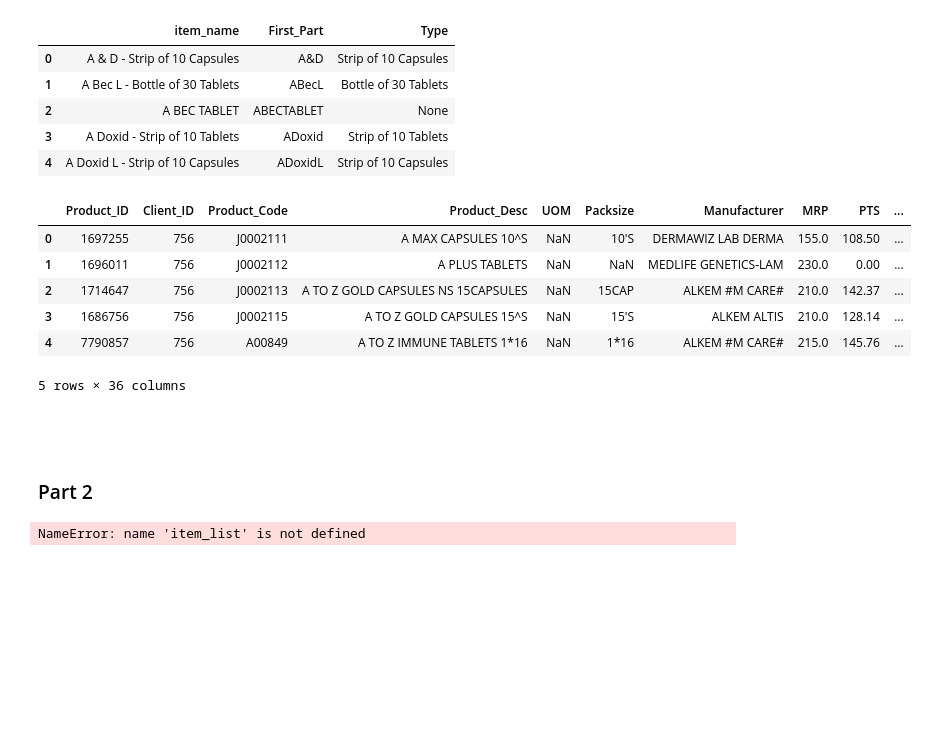
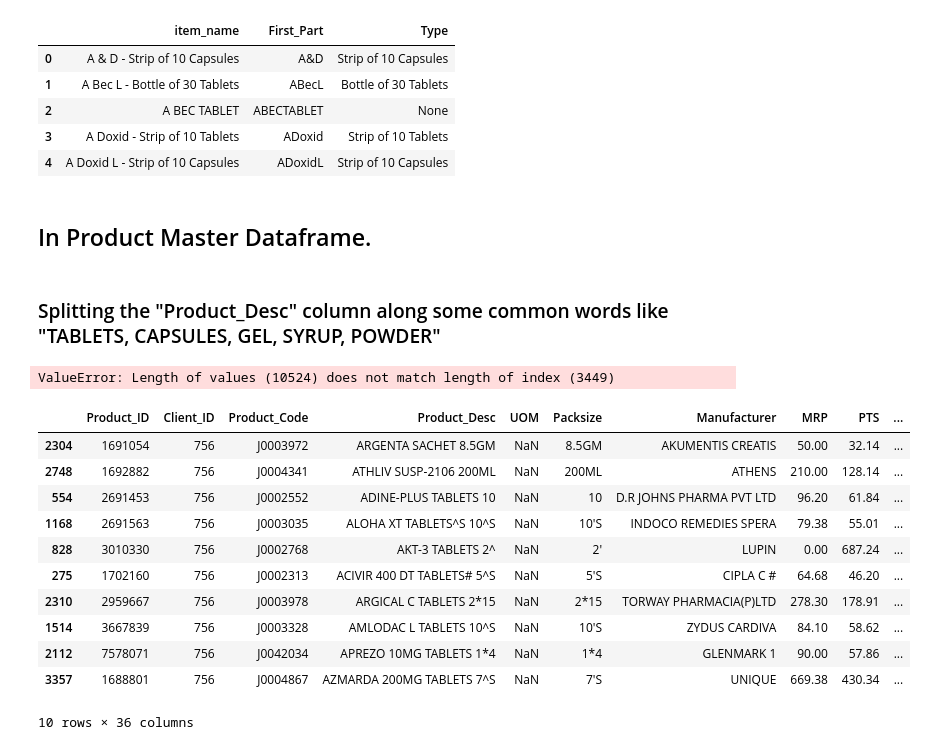
Before and after one commit to lBRAHIM8323/Project, a Jupyter notebook: A.ipynb, the cells around one changed output. Cells and saved outputs as stored; diff of their text form; code cells hidden in the pictures; blank space fills up the shorter version.

```diff
--- a/A.ipynb
+++ b/A.ipynb
@@ -93,8 +85,14 @@ See the caveats in the documentation: https://pandas.pydata.org/pandas-docs/stab
 | 2 | A BEC TABLET | ABECTABLET | None |
 | 3 | A Doxid - Strip of 10 Tablets | ADoxid | Strip of 10 Tablets |
 | 4 | A Doxid L - Strip of 10 Capsules | ADoxidL | Strip of 10 Capsules |
+# %% [markdown]
+## In Product Master Dataframe.
+# %% [markdown]
+### Splitting the "Product_Desc" column along some common words like "TABLETS, CAPSULES, GEL, SYRUP, POWDER"
 # %%
 word1 = ["TABLETS",'CAPSULES','GEL','SYRUP','POWDER']
+Type = []
+First_
 for i in pd_master["Product_Desc"]:
     for j in word1:
         if j in i:
@@ -105,28 +103,44 @@ for i in pd_master["Product_Desc"]:
             break
         pd_master["First_Part"] = i1[0]
         pd_master["Type"] = Type
+# %%
+word1 = ["TABLETS", 'CAPSULES', 'GEL', 'SYRUP', 'POWDER']
+list1 = []
+first_part_list = []
+type_list = []
+
+for i in pd_master["Product_Desc"]:
+    for j in word1:
+        if j in i:
+            i1 = i.split(j)
+            Type = j + i1[1]
+            list1.append([i1[0], Type])  # Store the result in list1
+            first_part_list.append(i1[0])  # Store the first part in first_part_list
+            type_list.append(Type)  # Store the type in type_list
+            break
+# Do something with the resulting lists
+# # For example, print them:
+# print(list1)
+# print(first_part_list)
+# print(type_list)
+
+# If you want to assign the resulting lists back to the DataFrame:
+pd_master["First_Part"] = first_part_list
+pd_master["Type"] = type_list
+# %% [output]
+ValueError: Length of values (10524) does not match length of index (3449)
 # %%
-pd_master.head()
+pd_master.sample(10)
 # %% [output]
 |  | Product_ID | Client_ID | Product_Code | Product_Desc | UOM | Packsize | Manufacturer | MRP | PTS | ... |
-| 0 | 1697255 | 756 | J0002111 | A MAX CAPSULES 10^S | NaN | 10'S | DERMAWIZ LAB DERMA | 155.0 | 108.50 | ... |
-| 1 | 1696011 | 756 | J0002112 | A PLUS TABLETS | NaN | NaN | MEDLIFE GENETICS-LAM | 230.0 | 0.00 | ... |
-| 2 | 1714647 | 756 | J0002113 | A TO Z GOLD CAPSULES NS 15CAPSULES | NaN | 15CAP | ALKEM #M CARE# | 210.0 | 142.37 | ... |
-| 3 | 1686756 | 756 | J0002115 | A TO Z GOLD CAPSULES 15^S | NaN | 15'S | ALKEM ALTIS | 210.0 | 128.14 | ... |
-| 4 | 7790857 | 756 | A00849 | A TO Z IMMUNE TABLETS 1*16 | NaN | 1*16 | ALKEM #M CARE# | 215.0 | 145.76 | ... |
+| 2304 | 1691054 | 756 | J0003972 | ARGENTA SACHET 8.5GM | NaN | 8.5GM | AKUMENTIS CREATIS | 50.00 | 32.14 | ... |
+| 2748 | 1692882 | 756 | J0004341 | ATHLIV SUSP-2106 200ML | NaN | 200ML | ATHENS | 210.00 | 128.14 | ... |
+| 554 | 2691453 | 756 | J0002552 | ADINE-PLUS TABLETS 10 | NaN | 10 | D.R JOHNS PHARMA PVT LTD | 96.20 | 61.84 | ... |
+| 1168 | 2691563 | 756 | J0003035 | ALOHA XT TABLETS^S 10^S | NaN | 10'S | INDOCO REMEDIES SPERA | 79.38 | 55.01 | ... |
+| 828 | 3010330 | 756 | J0002768 | AKT-3 TABLETS 2^ | NaN | 2' | LUPIN | 0.00 | 687.24 | ... |
+| 275 | 1702160 | 756 | J0002313 | ACIVIR 400 DT TABLETS# 5^S | NaN | 5'S | CIPLA C # | 64.68 | 46.20 | ... |
+| 2310 | 2959667 | 756 | J0003978 | ARGICAL C TABLETS 2*15 | NaN | 2*15 | TORWAY PHARMACIA(P)LTD | 278.30 | 178.91 | ... |
+| 1514 | 3667839 | 756 | J0003328 | AMLODAC L TABLETS 10^S | NaN | 10'S | ZYDUS CARDIVA | 84.10 | 58.62 | ... |
+| 2112 | 7578071 | 756 | J0042034 | APREZO 10MG TABLETS 1*4 | NaN | 1*4 | GLENMARK 1 | 90.00 | 57.86 | ... |
+| 3357 | 1688801 | 756 | J0004867 | AZMARDA 200MG TABLETS 7^S | NaN | 7'S | UNIQUE | 669.38 | 430.34 | ... |
-5 rows × 36 columns
+10 rows × 36 columns
-# %% [markdown]
-###
-# %% [markdown]
-### Part 2
-# %%
-list1 = item_list
-list2 = descs_list
-
-for i in list1:
-    for j in list2:
-        similarity_score = fuzz.ratio(i, j)
-        if similarity_score >= 90:
-            print(i,"&", j, "Are similar")
-# %% [output]
-NameError: name 'item_list' is not defined
```
Also changed, not shown: parts of 13 cells of this notebook.
